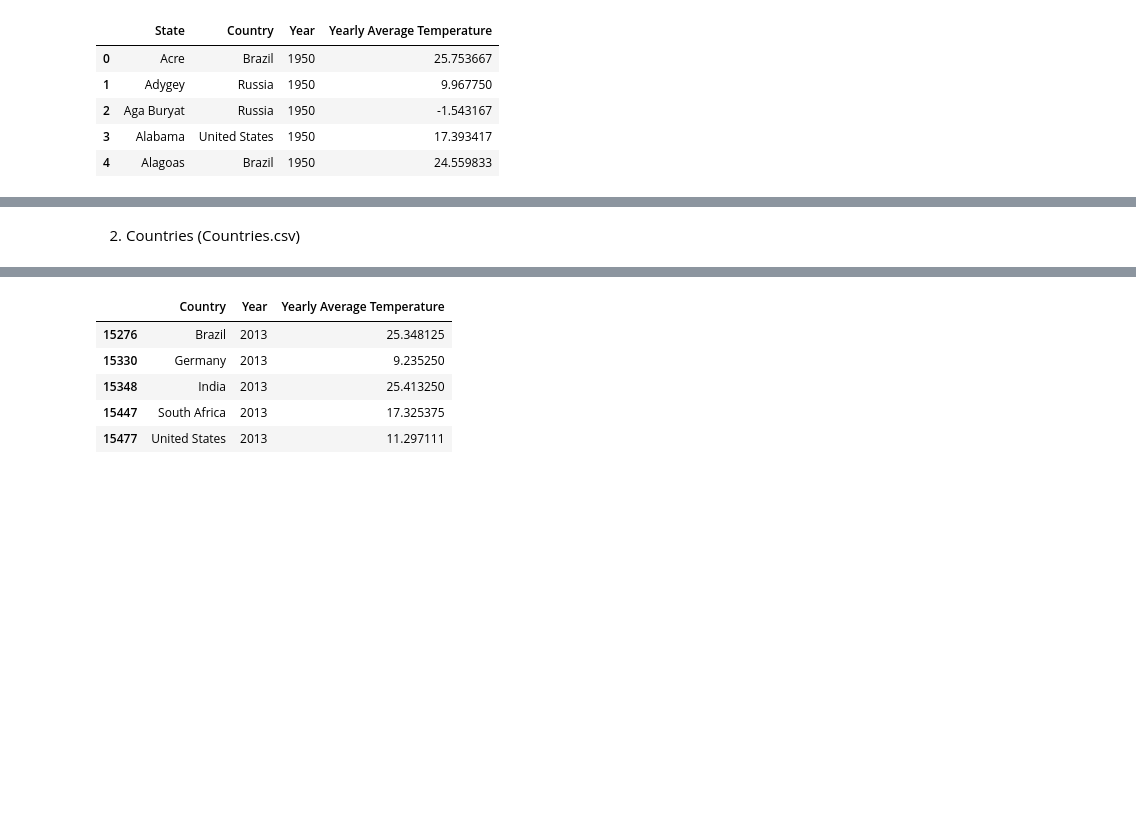
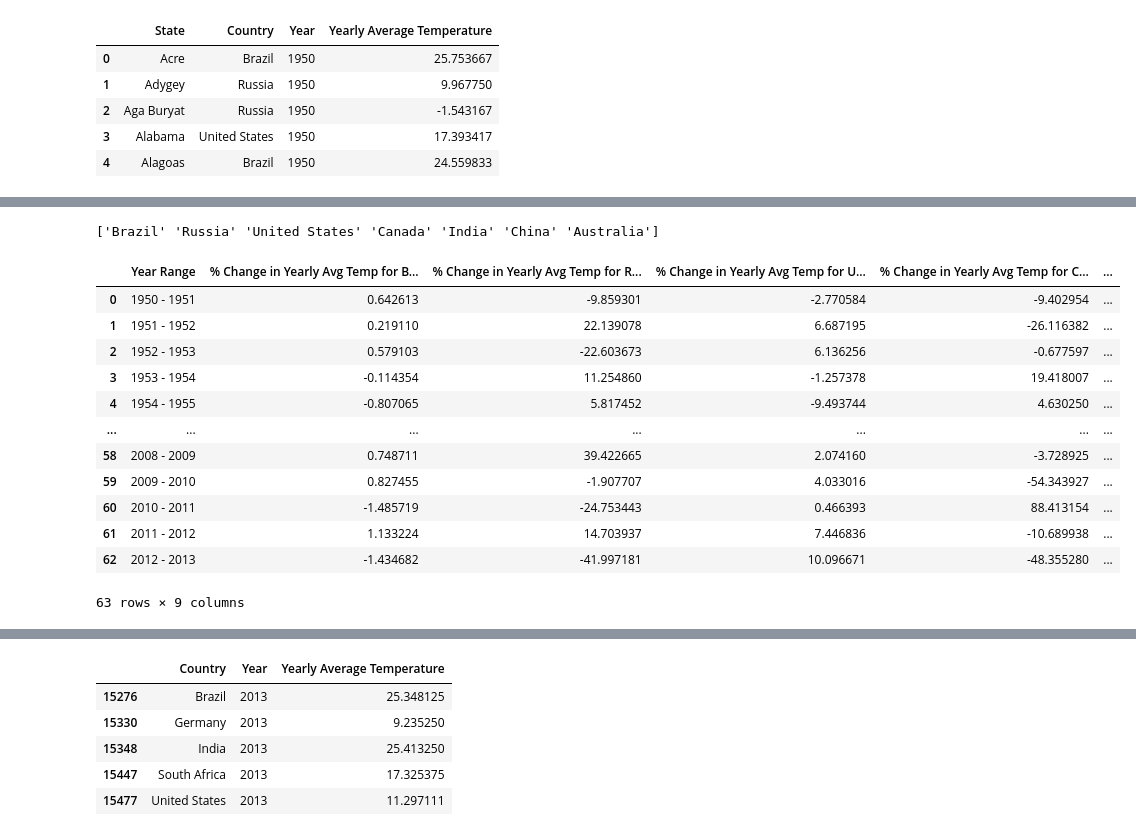
Before and after one commit to Sophiatun/Climate_Change_Analysis, a Jupyter notebook: graph_data.ipynb, the cells around one changed output, grey strips where cells are left out. Saved outputs shown, nothing was run; the diff lists cells and outputs as text; code cells hidden in the pictures; blank space fills up the shorter version.

```diff
--- a/graph_data.ipynb
+++ b/graph_data.ipynb
@@ -171,6 +161,7 @@ states_df.head()
 | 3 | Alabama | United States | 1950 | 17.393417 |
 | 4 | Alagoas | Brazil | 1950 | 24.559833 |
 # %%
-# year = states_df['Year'].unique()
-# year # our x-values to graph
+# Get years (unique)
+year_list = states_df['Year'].unique()
+print(year_list) # our x-values to graph
 # %% [output]
@@ -228,2 +173,54 @@ plt.show()
-# %% [markdown]
-2. Countries (Countries.csv)
+# %%
+# Get countries (unique)
+countries_list = states_df['Country'].unique()
+print(countries_list)
+# %% [output]
+['Brazil' 'Russia' 'United States' 'Canada' 'India' 'China' 'Australia']
+# %%
+# Find percent change between each year ((final-initial)/initial)x100%
+
+# make list of years (ie. Change in yearly average temperature from 1950-1951, 1951-1952, ...)
+# year_list total 64 values, years list total 63 values
+years = []
+for i in range(len(year_list)-1):
+    label = str(year_list[i]) + ' - ' + str(year_list[i+1])
+    years.append(label)
+years
+
+# make empty df for specified countries of interest
+percent_change_df = pd.DataFrame({'Year Range': years})
+for i in range(7):
+    # get data for country at index i
+    country = countries_list[i]
+    data = countries_df[countries_df['Country']==country]
+    data = data.reset_index(drop=True)
+
+    # loop to find percent change (iterates for length of the data minus 1, ie. range(len(data))-1)
+    temp = []
+    for j in range(len(data)-1):
+        final = data['Yearly Average Temperature'][j+1]
+        initial = data['Yearly Average Temperature'][j]
+        val = (final - initial)/initial
+        val = val*100
+        temp.append(val)
+    # append new calculated data to a dataframe
+    percent_change_df['% Change in Yearly Avg Temp for ' + country] = temp
+
+percent_change_df['Years'] = year_list[1:64]
+
+# Data frame holds the percent change in yearly average temperature for the specified country/region
+percent_change_df
+# %% [output]
+|  | Year Range | % Change in Yearly Avg Temp for B... | % Change in Yearly Avg Temp for R... | % Change in Yearly Avg Temp for U... | % Change in Yearly Avg Temp for C... | ... |
+| 0 | 1950 - 1951 | 0.642613 | -9.859301 | -2.770584 | -9.402954 | ... |
+| 1 | 1951 - 1952 | 0.219110 | 22.139078 | 6.687195 | -26.116382 | ... |
+| 2 | 1952 - 1953 | 0.579103 | -22.603673 | 6.136256 | -0.677597 | ... |
+| 3 | 1953 - 1954 | -0.114354 | 11.254860 | -1.257378 | 19.418007 | ... |
+| 4 | 1954 - 1955 | -0.807065 | 5.817452 | -9.493744 | 4.630250 | ... |
+| ... | ... | ... | ... | ... | ... | ... |
+| 58 | 2008 - 2009 | 0.748711 | 39.422665 | 2.074160 | -3.728925 | ... |
+| 59 | 2009 - 2010 | 0.827455 | -1.907707 | 4.033016 | -54.343927 | ... |
+| 60 | 2010 - 2011 | -1.485719 | -24.753443 | 0.466393 | 88.413154 | ... |
+| 61 | 2011 - 2012 | 1.133224 | 14.703937 | 7.446836 | -10.689938 | ... |
+| 62 | 2012 - 2013 | -1.434682 | -41.997181 | 10.096671 | -48.355280 | ... |
+63 rows × 9 columns
```
Also changed, not shown: parts of 16 cells of this notebook, 5 other files.
